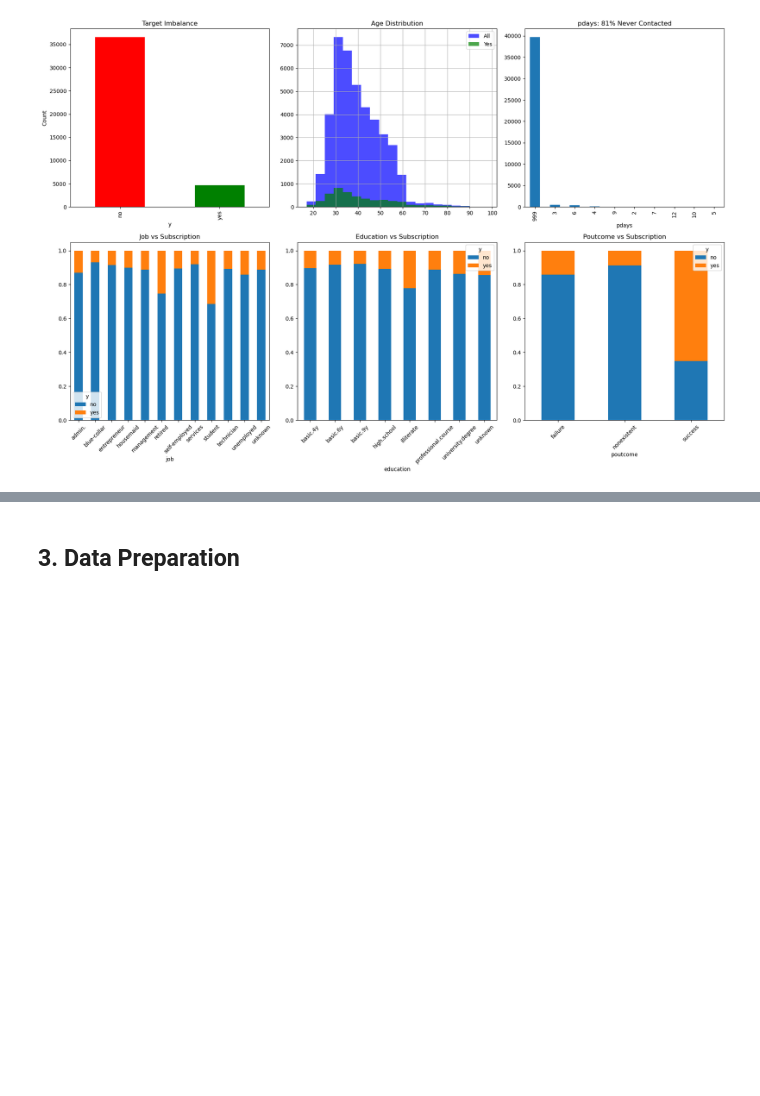
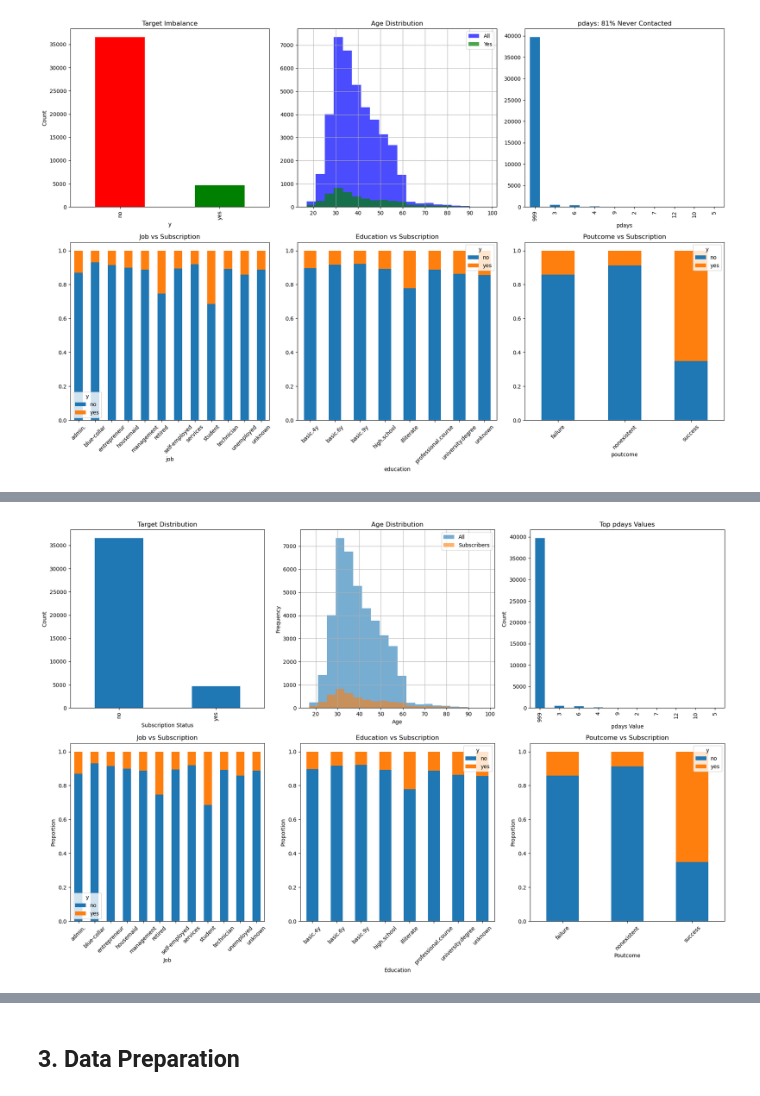
Before and after one commit to VinnyBabuManjaly/FinancialCampaignOptimizer, a Jupyter notebook: prompt_III.ipynb, the cells around one changed output, grey strips where cells are left out. Saved outputs shown, nothing was run; the diff lists cells and outputs as text; code cells hidden in the pictures; blank space fills up the shorter version.

```diff
--- a/prompt_III.ipynb
+++ b/prompt_III.ipynb
@@ -305,3 +351,79 @@ TARGET: 88.7% NO (36,548) vs 11.3% YES (4,640)
 Age - All: 40±10, Subscribers: 41±14
 pdays=999 (never contacted): 96.3% (39,673)
 [figure]
+# %%
+# ========== Explore Data ==========
+
+fig, axes = plt.subplots(2, 3, figsize=(18, 12))
+
+# ========== 1. TARGET DISTRIBUTION ==========
+target_counts = df['y'].value_counts()
+total_records = len(df)
+
+no_count = target_counts.get('no', 0)
+yes_count = target_counts.get('yes', 0)
+
+print("Target Distribution")
+print("No percentage:", no_count / total_records)
+print("Yes percentage:", yes_count / total_records)
+
+target_counts.plot(kind='bar', ax=axes[0, 0])
+axes[0, 0].set_title('Target Distribution')
+axes[0, 0].set_xlabel('Subscription Status')
+axes[0, 0].set_ylabel('Count')
+
+# ========== 2. AGE BY TARGET ==========
+age_mean_all = df['age'].mean()
+age_std_all = df['age'].std()
+
+age_yes = df[df['y'] == 'yes']['age']
+age_mean_yes = age_yes.mean()
+age_std_yes = age_yes.std()
+
+print("\nAge Statistics")
+print("Overall mean age:", age_mean_all)
+print("Overall std age:", age_std_all)
+print("Subscribers mean age:", age_mean_yes)
+print("Subscribers std age:", age_std_yes)
+
+df['age'].hist(bins=20, alpha=0.6, ax=axes[0, 1], label='All')
+age_yes.hist(bins=20, alpha=0.6, ax=axes[0, 1], label='Subscribers')
+
+axes[0, 1].set_title('Age Distribution')
+axes[0, 1].set_xlabel('Age')
+axes[0, 1].set_ylabel('Frequency')
+axes[0, 1].legend()
+
+# ========== 3. PDAYS ANALYSIS ==========
+pdays_999_count = (df['pdays'] == 999).sum()
+pdays_999_pct = pdays_999_count / total_records
+
+print("\npdays Analysis")
+print("pdays = 999 count:", pdays_999_count)
+print("pdays = 999 percentage:", pdays_999_pct)
+
+top_pdays = df['pdays'].value_counts().head(10)
+
+top_pdays.plot(kind='bar', ax=axes[0, 2])
+axes[0, 2].set_title('Top pdays Values')
+axes[0, 2].set_xlabel('pdays Value')
+axes[0, 2].set_ylabel('Count')
+
+# ========== 4. CATEGORICAL FEATURES VS TARGET ==========
+categorical_cols = ['job', 'education', 'poutcome']
+
+for i, col in enumerate(categorical_cols):
+    crosstab = pd.crosstab(df[col], df['y'], normalize='index')
+
+    print(f"\nDistribution of {col} by subscription")
+    print(crosstab)
+
+    crosstab.plot(kind='bar', stacked=True, ax=axes[1, i])
+    axes[1, i].set_title(f'{col.title()} vs Subscription')
+    axes[1, i].set_xlabel(col.title())
+    axes[1, i].set_ylabel('Proportion')
+    axes[1, i].tick_params(axis='x', rotation=45)
+
+plt.tight_layout()
+plt.show()
+# %% [output]
@@ -308 +447,2 @@ pdays=999 (never contacted): 96.3% (39,673)
+[figure, added]
 # %%
```
Also changed, not shown: parts of 95 cells of this notebook, 1 other file.
